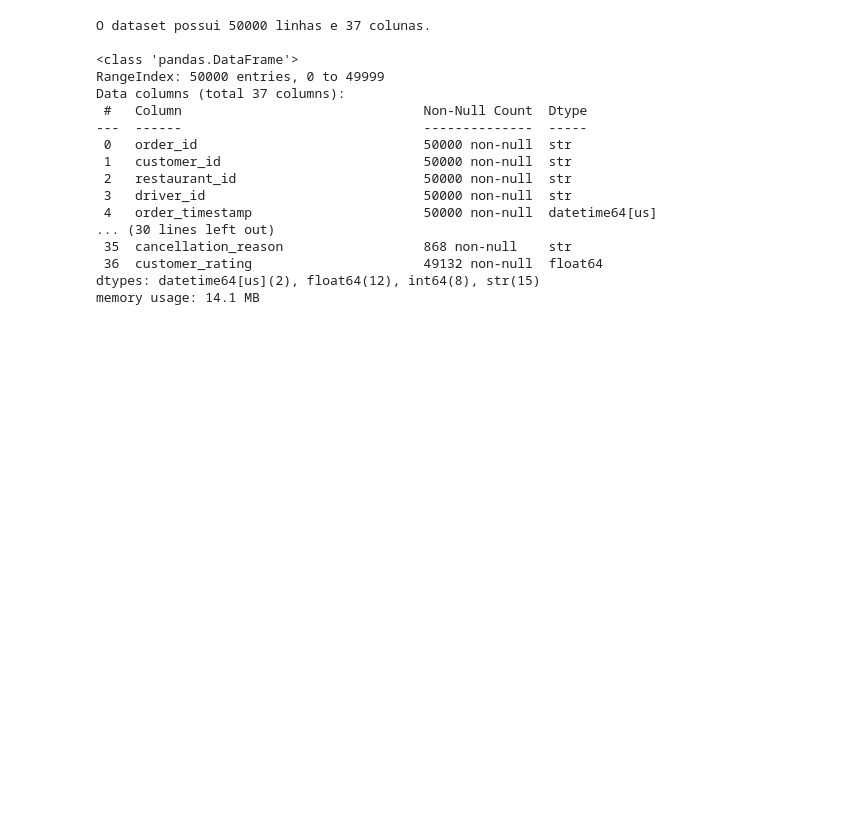
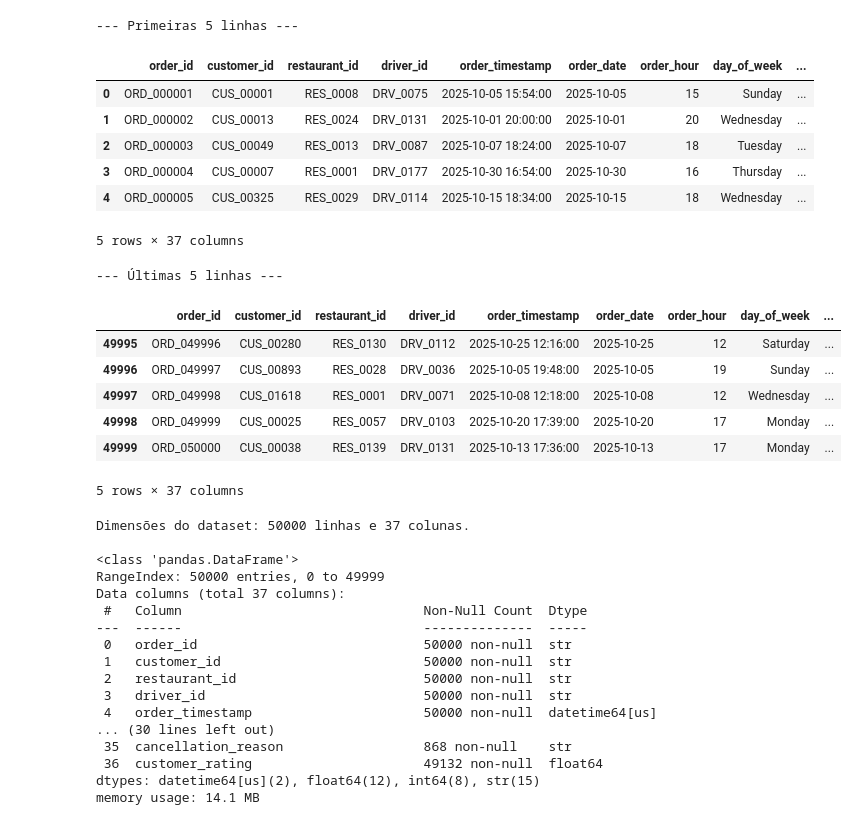
Before and after one commit to Felipe-edu34/food-delivery-eta-analysis-ml, a Jupyter notebook: notebooks/01_eda.ipynb, the cells around one changed output. Saved outputs shown, nothing was run; the diff lists cells and outputs as text; code cells hidden in the pictures; blank space fills up the shorter version.

```diff
--- a/notebooks/01_eda.ipynb
+++ b/notebooks/01_eda.ipynb
@@ -32,24 +24,45 @@ display(df.head())
 # %%
-# Verificando as dimensões (linhas, colunas)
-print(f"O dataset possui {df.shape[0]} linhas e {df.shape[1]} colunas.\n")
+print("--- Primeiras 5 linhas ---")
+display(df.head())
 
-# Identificando os tipos de dados e valores ausentes
+print("--- Últimas 5 linhas ---")
+display(df.tail())
+
+print(
+    f"\nDimensões do dataset: {df.shape[0]} linhas e {df.shape[1]} colunas.\n"
+)
 df.info()
 # %% [output]
-O dataset possui 50000 linhas e 37 colunas.
-
-<class 'pandas.DataFrame'>
-RangeIndex: 50000 entries, 0 to 49999
-Data columns (total 37 columns):
- #   Column                               Non-Null Count  Dtype
----  ------                               --------------  -----
- 0   order_id                             50000 non-null  str
- 1   customer_id                          50000 non-null  str
- 2   restaurant_id                        50000 non-null  str
- 3   driver_id                            50000 non-null  str
- 4   order_timestamp                      50000 non-null  datetime64[us]
-... (30 lines left out)
- 35  cancellation_reason                  868 non-null    str
- 36  customer_rating                      49132 non-null  float64
-dtypes: datetime64[us](2), float64(12), int64(8), str(15)
-memory usage: 14.1 MB
+--- Primeiras 5 linhas ---
+|  | order_id | customer_id | restaurant_id | driver_id | order_timestamp | order_date | order_hour | day_of_week | ... |
+| 0 | ORD_000001 | CUS_00001 | RES_0008 | DRV_0075 | 2025-10-05 15:54:00 | 2025-10-05 | 15 | Sunday | ... |
+| 1 | ORD_000002 | CUS_00013 | RES_0024 | DRV_0131 | 2025-10-01 20:00:00 | 2025-10-01 | 20 | Wednesday | ... |
+| 2 | ORD_000003 | CUS_00049 | RES_0013 | DRV_0087 | 2025-10-07 18:24:00 | 2025-10-07 | 18 | Tuesday | ... |
+| 3 | ORD_000004 | CUS_00007 | RES_0001 | DRV_0177 | 2025-10-30 16:54:00 | 2025-10-30 | 16 | Thursday | ... |
+| 4 | ORD_000005 | CUS_00325 | RES_0029 | DRV_0114 | 2025-10-15 18:34:00 | 2025-10-15 | 18 | Wednesday | ... |
+5 rows × 37 columns
+--- Últimas 5 linhas ---
+|  | order_id | customer_id | restaurant_id | driver_id | order_timestamp | order_date | order_hour | day_of_week | ... |
+| 49995 | ORD_049996 | CUS_00280 | RES_0130 | DRV_0112 | 2025-10-25 12:16:00 | 2025-10-25 | 12 | Saturday | ... |
+| 49996 | ORD_049997 | CUS_00893 | RES_0028 | DRV_0036 | 2025-10-05 19:48:00 | 2025-10-05 | 19 | Sunday | ... |
+| 49997 | ORD_049998 | CUS_01618 | RES_0001 | DRV_0071 | 2025-10-08 12:18:00 | 2025-10-08 | 12 | Wednesday | ... |
+| 49998 | ORD_049999 | CUS_00025 | RES_0057 | DRV_0103 | 2025-10-20 17:39:00 | 2025-10-20 | 17 | Monday | ... |
+| 49999 | ORD_050000 | CUS_00038 | RES_0139 | DRV_0131 | 2025-10-13 17:36:00 | 2025-10-13 | 17 | Monday | ... |
+5 rows × 37 columns
+Dimensões do dataset: 50000 linhas e 37 colunas.
+
+<class 'pandas.DataFrame'>
+RangeIndex: 50000 entries, 0 to 49999
+Data columns (total 37 columns):
+ #   Column                               Non-Null Count  Dtype
+---  ------                               --------------  -----
+ 0   order_id                             50000 non-null  str
+ 1   customer_id                          50000 non-null  str
+ 2   restaurant_id                        50000 non-null  str
+ 3   driver_id                            50000 non-null  str
+ 4   order_timestamp                      50000 non-null  datetime64[us]
+... (30 lines left out)
+ 35  cancellation_reason                  868 non-null    str
+ 36  customer_rating                      49132 non-null  float64
+dtypes: datetime64[us](2), float64(12), int64(8), str(15)
+memory usage: 14.1 MB
```
Also changed, not shown: parts of 21 cells of this notebook, 3 other files.
